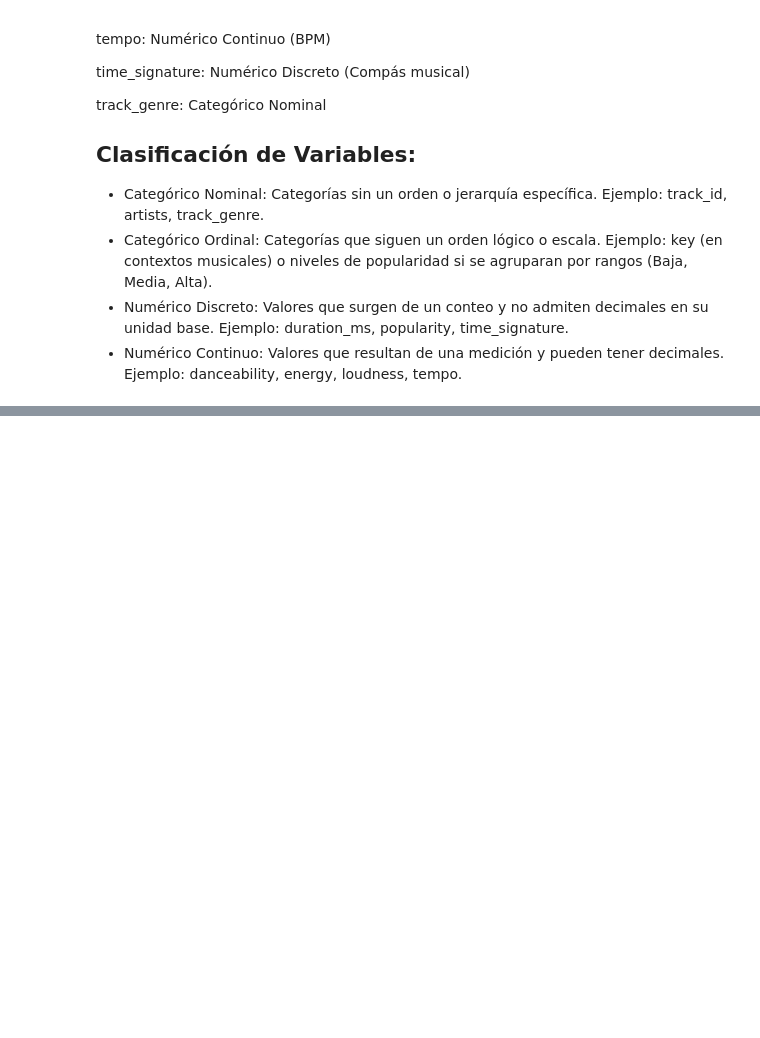
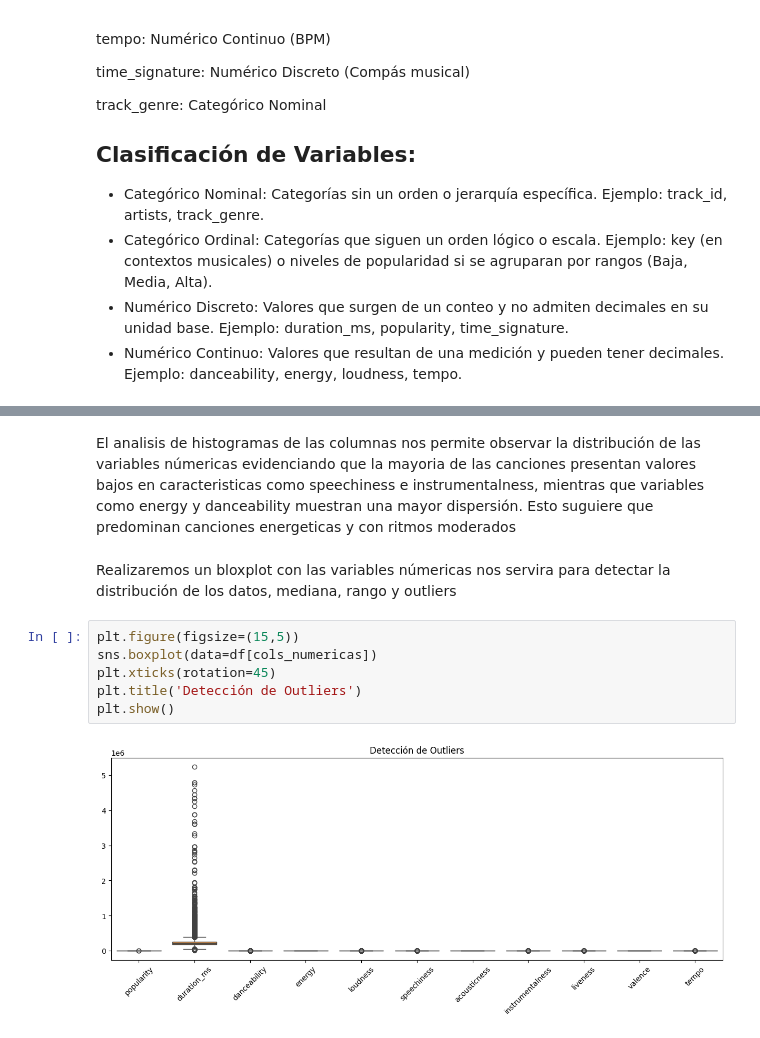
Before and after one commit to fernandovidalnn/evaluacion_1_mineria_datos, a Jupyter notebook: ev1_mineria.ipynb, the cells around one changed output, grey strips where cells are left out. Drawn from its saved outputs; the diff is of its cells as text; blank space fills up the shorter version.

```diff
--- a/ev1_mineria.ipynb
+++ b/ev1_mineria.ipynb
@@ -215,0 +406,12 @@ Ejemplo: danceability, energy, loudness, tempo.
+# %% [markdown]
+El analisis de histogramas de las columnas nos permite observar la distribución de las variables númericas evidenciando que la mayoria de las canciones presentan valores bajos en caracteristicas como speechiness e instrumentalness, mientras que variables como energy y danceability muestran una mayor dispersión. Esto suguiere que predominan canciones energeticas y con ritmos moderados
+# %% [markdown]
+Realizaremos un bloxplot con las variables númericas nos servira para detectar la distribución de los datos, mediana, rango y outliers
+# %%
+plt.figure(figsize=(15,5))
+sns.boxplot(data=df[cols_numericas])
+plt.xticks(rotation=45)
+plt.title('Detección de Outliers')
+plt.show()
+# %% [output]
+[figure, added]
```
Also changed, not shown: parts of 28 cells of this notebook.
